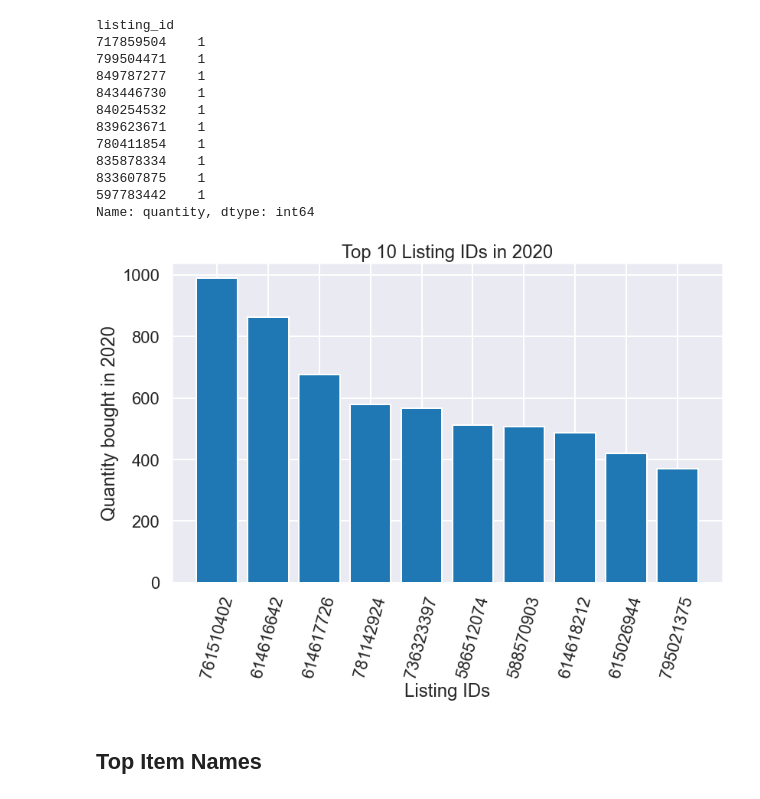
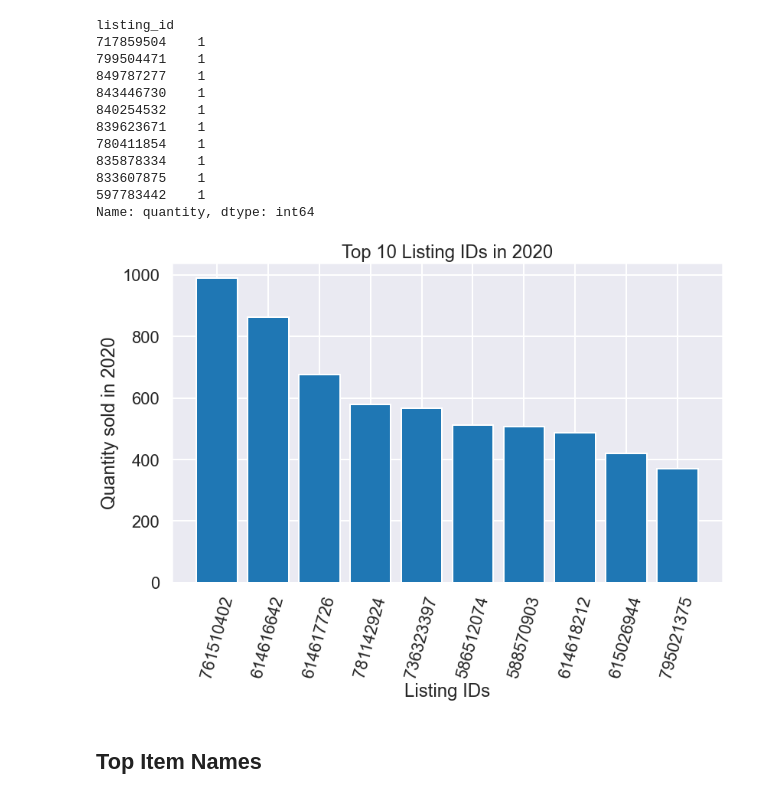
Before and after one commit to darigak/Inventory_management, a Jupyter notebook: notebook_EDA&visualizations.ipynb, the cells around one changed output. Cells and saved outputs as stored; diff of their text form; code cells hidden in the pictures.

```diff
--- a/notebook_EDA&visualizations.ipynb
+++ b/notebook_EDA&visualizations.ipynb
@@ -303,14 +303,15 @@ Name: quantity, dtype: int64
 # %%
 fig, ax = plt.subplots(figsize=(12,9))
 ax.bar(['761510402', '614616642', '614617726', '781142924', '736323397', '586512074',
             '588570903', '614618212', '615026944', '795021375'], top_listing_id[:10])
 ax.set_title('Top 10 Listing IDs in 2020')
 ax.set_xlabel('Listing IDs')
-ax.set_ylabel('Quantity bought in 2020')
+ax.set_ylabel('Quantity sold in 2020')
 plt.xticks(rotation= 75)
-fig.tight_layout();
+fig.tight_layout()
+plt.savefig('images/top_listing_IDs.jpeg', format='jpeg');
 # %% [output]
-[figure, old version]
+[figure, new version]
 # %% [markdown]
 ## Top Item Names
 # %%
```
Also changed, not shown: parts of 17 cells of this notebook.
